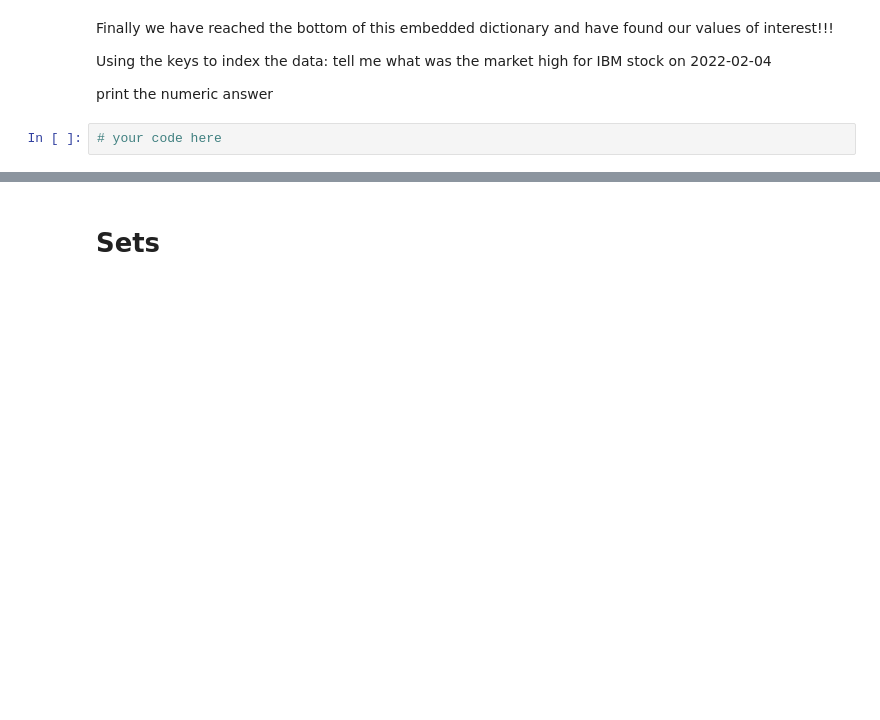
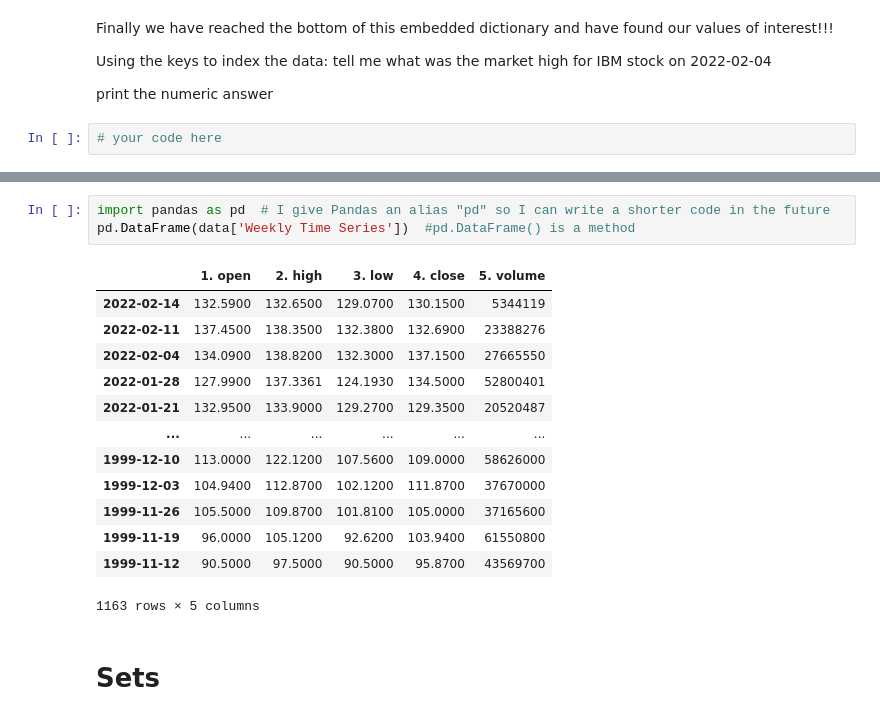
Before and after one commit to rebecca-aquino/teaching, a Jupyter notebook: DataStructures.ipynb, the cells around one changed output, grey strips where cells are left out. Cells and saved outputs as stored; diff of their text form; blank space fills up the shorter version.

```diff
--- a/DataStructures.ipynb
+++ b/DataStructures.ipynb
@@ -104,2 +116,19 @@ print the numeric answer
+# %%
+import pandas as pd  # I give Pandas an alias "pd" so I can write a shorter code in the future
+pd.DataFrame(data['Weekly Time Series'])  #pd.DataFrame() is a method
+# %% [output]
+|  | 1. open | 2. high | 3. low | 4. close | 5. volume |
+| 2022-02-14 | 132.5900 | 132.6500 | 129.0700 | 130.1500 | 5344119 |
+| 2022-02-11 | 137.4500 | 138.3500 | 132.3800 | 132.6900 | 23388276 |
+| 2022-02-04 | 134.0900 | 138.8200 | 132.3000 | 137.1500 | 27665550 |
+| 2022-01-28 | 127.9900 | 137.3361 | 124.1930 | 134.5000 | 52800401 |
+| 2022-01-21 | 132.9500 | 133.9000 | 129.2700 | 129.3500 | 20520487 |
+| ... | ... | ... | ... | ... | ... |
+| 1999-12-10 | 113.0000 | 122.1200 | 107.5600 | 109.0000 | 58626000 |
+| 1999-12-03 | 104.9400 | 112.8700 | 102.1200 | 111.8700 | 37670000 |
+| 1999-11-26 | 105.5000 | 109.8700 | 101.8100 | 105.0000 | 37165600 |
+| 1999-11-19 | 96.0000 | 105.1200 | 92.6200 | 103.9400 | 61550800 |
+| 1999-11-12 | 90.5000 | 97.5000 | 90.5000 | 95.8700 | 43569700 |
+1163 rows × 5 columns
 # %% [markdown]
 # Sets
```
Also changed, not shown: parts of 2 cells of this notebook.
